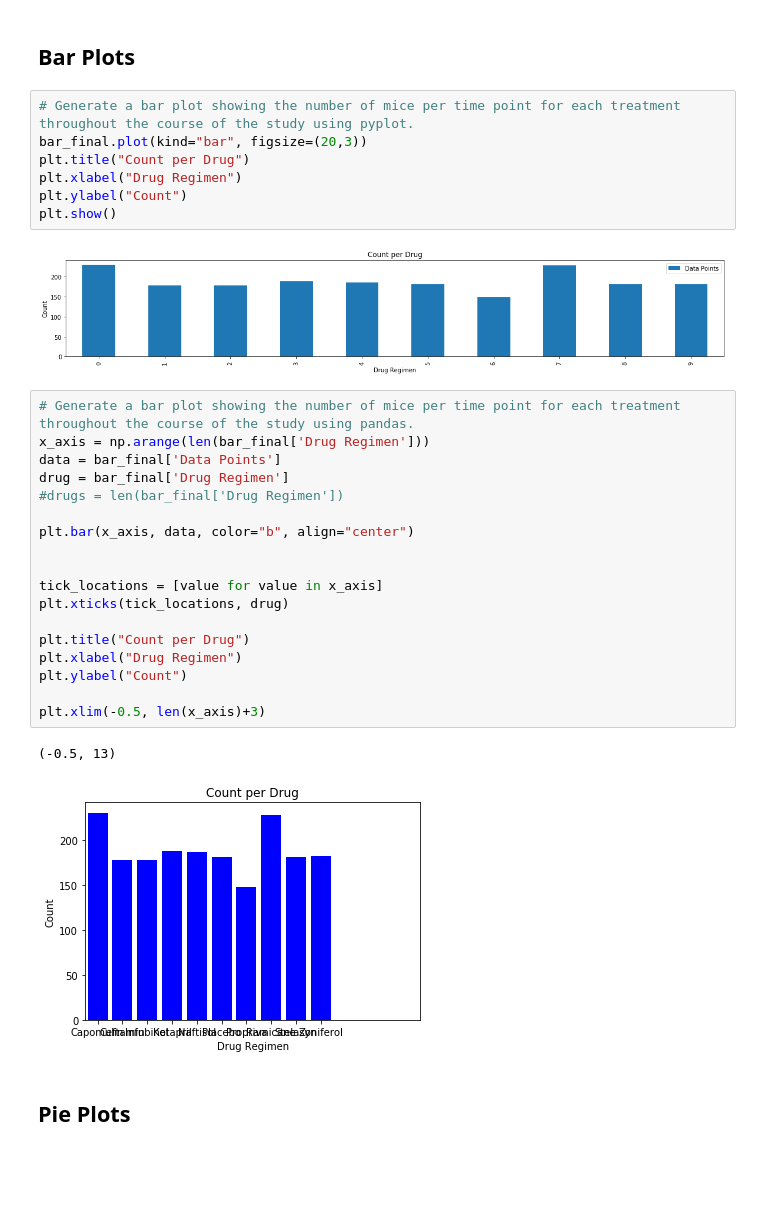
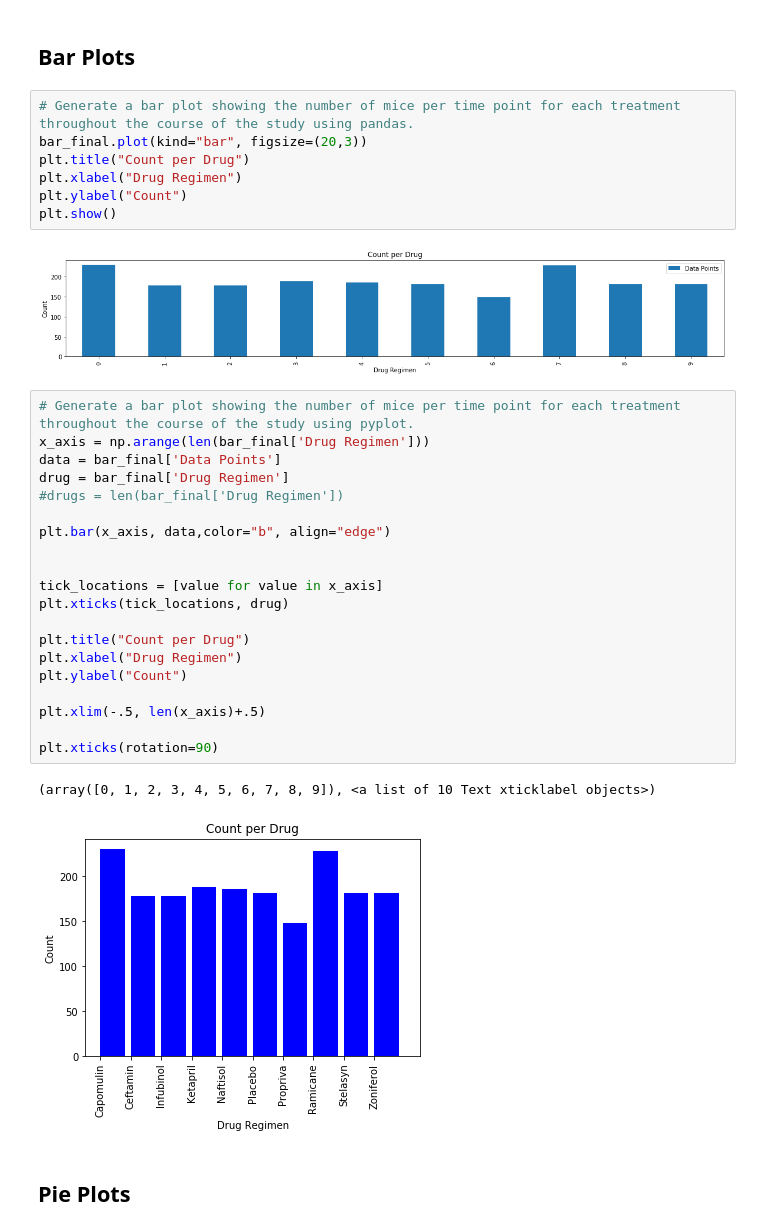
Before and after one commit to emriver222/MatPlotLib, a Jupyter notebook: Matplotlib HW.ipynb, the cells around one changed output. Cells and saved outputs as stored; diff of their text form; blank space fills up the shorter version.

```diff
--- a/Matplotlib HW.ipynb
+++ b/Matplotlib HW.ipynb
@@ -105,7 +105,7 @@ bar_final = bar_final.reset_index()
 # %% [markdown]
 ## Bar Plots
 # %%
-# Generate a bar plot showing the number of mice per time point for each treatment throughout the course of the study using pyplot.
+# Generate a bar plot showing the number of mice per time point for each treatment throughout the course of the study using pandas.
 bar_final.plot(kind="bar", figsize=(20,3))
 plt.title("Count per Drug")
 plt.xlabel("Drug Regimen")
@@ -114,26 +114,28 @@ plt.show()
 # %% [output]
 [figure]
 # %%
-# Generate a bar plot showing the number of mice per time point for each treatment throughout the course of the study using pandas.
+# Generate a bar plot showing the number of mice per time point for each treatment throughout the course of the study using pyplot.
 x_axis = np.arange(len(bar_final['Drug Regimen']))
 data = bar_final['Data Points']
 drug = bar_final['Drug Regimen']
 #drugs = len(bar_final['Drug Regimen'])
 
-plt.bar(x_axis, data, color="b", align="center")
+plt.bar(x_axis, data,color="b", align="edge")
 
 
 tick_locations = [value for value in x_axis]
 plt.xticks(tick_locations, drug)
 
 plt.title("Count per Drug")
 plt.xlabel("Drug Regimen")
 plt.ylabel("Count")
 
-plt.xlim(-0.5, len(x_axis)+3)
+plt.xlim(-.5, len(x_axis)+.5)
+
+plt.xticks(rotation=90)
 # %% [output]
-(-0.5, 13)
+(array([0, 1, 2, 3, 4, 5, 6, 7, 8, 9]), <a list of 10 Text xticklabel objects>)
-[figure, old version]
+[figure, new version]
 # %% [markdown]
 ## Pie Plots
 # %%
```
Also changed, not shown: parts of 1 cell of this notebook.
